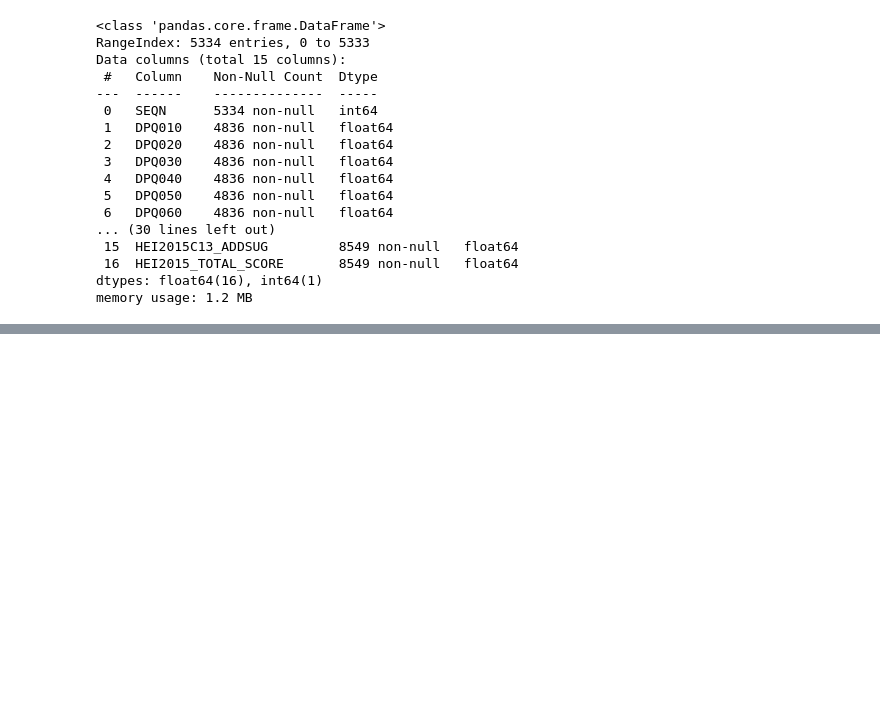
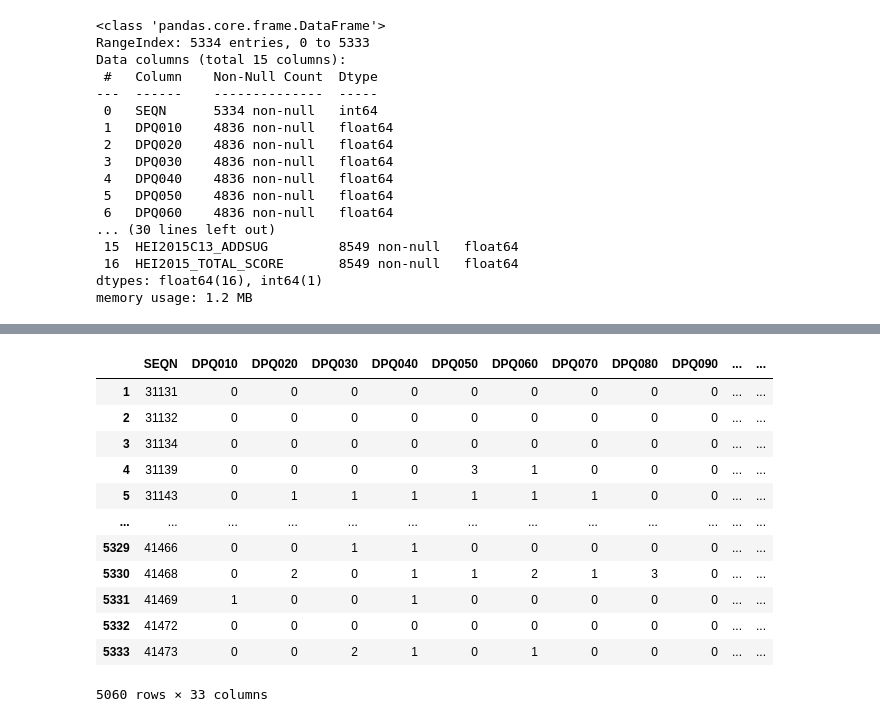
Before and after one commit to onemarcos/Tera-Jupyter-Notebook, a Jupyter notebook: Desafio Inferência/Desafio Inferência.ipynb, the cells around one changed output, grey strips where cells are left out. Cells and saved outputs as stored; diff of their text form; code cells hidden in the pictures; blank space fills up the shorter version.

```diff
--- a/Desafio Inferência/Desafio Inferência.ipynb
+++ b/Desafio Inferência/Desafio Inferência.ipynb
@@ -45,0 +125,16 @@ df.tail()
+# %%
+#function for classifying depression based on values
+def f(row):
+    if row['PHQ9'] <5:
+        val = 'Sem Sintomas'
+    elif row['PHQ9'] < 10:
+        val = 'Sintomas Leves'
+    elif row['PHQ9'] < 15:
+        val = 'Sintomas Moderados'
+    elif row['PHQ9'] < 19:
+        val = 'Sintomas Moderados Severos'
+    else:
+        val = 'Sintomas Severos'
+    return val
+
+df_full['PHQ_GRP'] = df_full.apply(f, axis=1)
@@ -45,0 +161,19 @@ df.tail()
+# %%
+df_clean = df_full.dropna()
+# remove prefix
+df_clean.columns = df_clean.columns.str.replace("HEI2015", "")
+df_clean
+# %% [output]
+|  | SEQN | DPQ010 | DPQ020 | DPQ030 | DPQ040 | DPQ050 | DPQ060 | DPQ070 | DPQ080 | DPQ090 | ... | ... |
+| 1 | 31131 | 0 | 0 | 0 | 0 | 0 | 0 | 0 | 0 | 0 | ... | ... |
+| 2 | 31132 | 0 | 0 | 0 | 0 | 0 | 0 | 0 | 0 | 0 | ... | ... |
+| 3 | 31134 | 0 | 0 | 0 | 0 | 0 | 0 | 0 | 0 | 0 | ... | ... |
+| 4 | 31139 | 0 | 0 | 0 | 0 | 3 | 1 | 0 | 0 | 0 | ... | ... |
+| 5 | 31143 | 0 | 1 | 1 | 1 | 1 | 1 | 1 | 0 | 0 | ... | ... |
+| ... | ... | ... | ... | ... | ... | ... | ... | ... | ... | ... | ... | ... |
+| 5329 | 41466 | 0 | 0 | 1 | 1 | 0 | 0 | 0 | 0 | 0 | ... | ... |
+| 5330 | 41468 | 0 | 2 | 0 | 1 | 1 | 2 | 1 | 3 | 0 | ... | ... |
+| 5331 | 41469 | 1 | 0 | 0 | 1 | 0 | 0 | 0 | 0 | 0 | ... | ... |
+| 5332 | 41472 | 0 | 0 | 0 | 0 | 0 | 0 | 0 | 0 | 0 | ... | ... |
+| 5333 | 41473 | 0 | 0 | 2 | 1 | 0 | 1 | 0 | 0 | 0 | ... | ... |
+5060 rows × 33 columns
```
Also changed, not shown: parts of 11 cells of this notebook, 1 other file.
